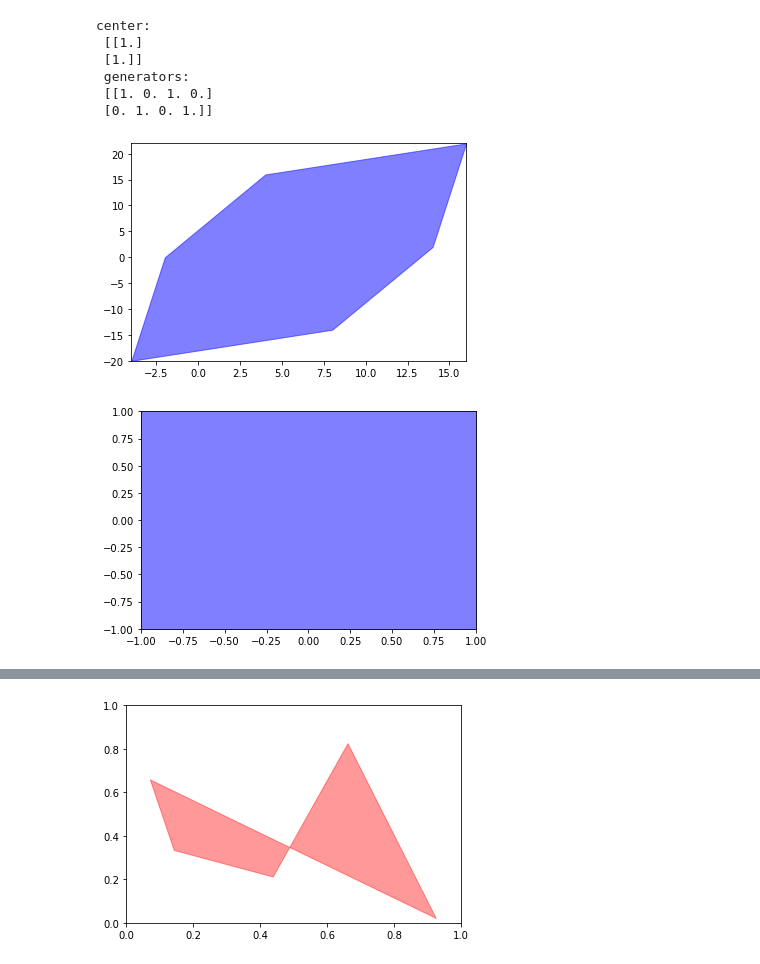
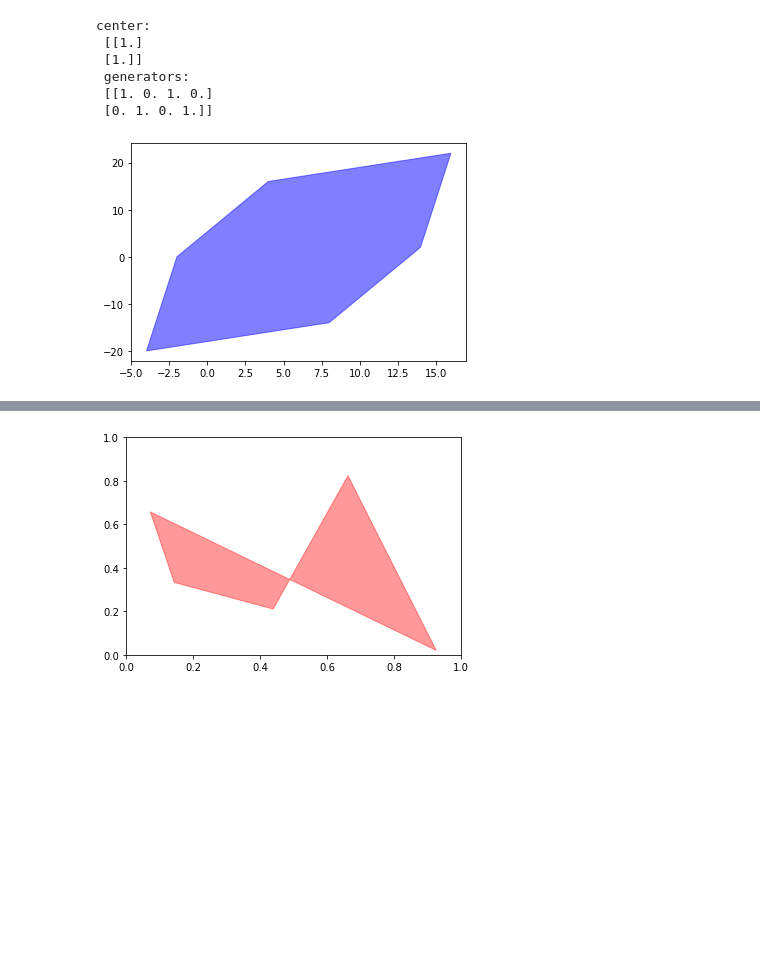
Before and after one commit to Stanford-NavLab/constrained-nn-training, a Jupyter notebook: zonotope_test.ipynb, the cells around one changed output, grey strips where cells are left out. Drawn from its saved outputs; the diff is of its cells as text; code cells hidden in the pictures; blank space fills up the shorter version.

```diff
--- a/zonotope_test.ipynb
+++ b/zonotope_test.ipynb
@@ -30,12 +30,10 @@ center:
 # %%
 G = np.array([[6, 1, 6, 3], [1, 10, 3, 8]])
 z = Zonotope(G[:,0][:,None], G[:,1:])
 z.vertices()
 z.plot()
-z1.plot()
 # %% [output]
-[figure, old version]
+[figure, new version]
-[figure, removed]
 # %%
 
 z4 = z1 = Zonotope(np.zeros((2,1))+2.0,np.eye(2))
```
Also changed, not shown: parts of 1 cell of this notebook, 7 other files.
